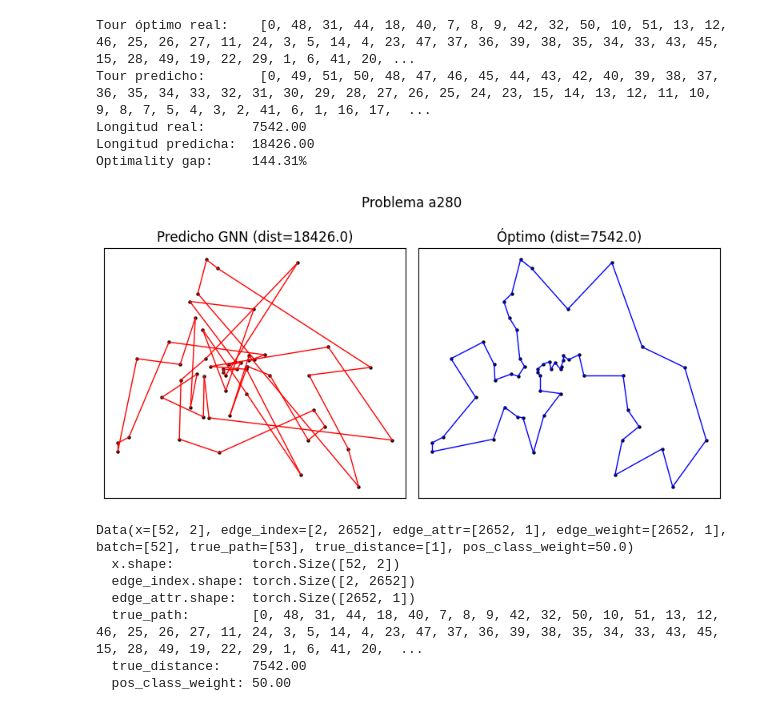
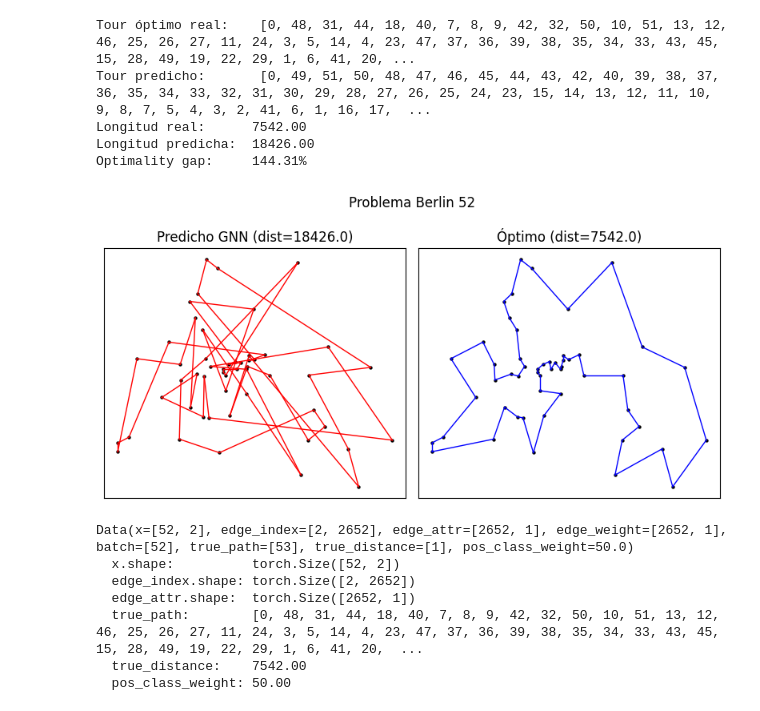
Before and after one commit to PabloMendieta03/TSP_Classical_Solutions, a Jupyter notebook: GNNs.ipynb, the cells around one changed output. Cells and saved outputs as stored; diff of their text form; code cells hidden in the pictures.

```diff
--- a/GNNs.ipynb
+++ b/GNNs.ipynb
@@ -52,7 +52,7 @@ from torch import Tensor
 La base de datos ha sido generada en el archivo *creacion_dataset.py*. Consta de 1000 problemas TSP, de 5, 10, 12 y 15 nodos. Estos problemas son creados con la siguente estructura (explicada en el archivo *crecion_dataset.py*) para su posterior implementación en la GNN.
 # %%
 # descarga de la Base de Datos
-data_list = torch.load("TSP_data\tsps1000.pt", weights_only=False)
+data_list = torch.load("TSP_data/tsps1000.pt", weights_only=False)
 # %%
 # Estructura de un TSP de la base de datos:
 
@@ -1013,31 +1178 @@ Objeto Data creado:
-# %%
-tour_a280 = 2579
-
-# Cargas la instancia
-a280 = FamousTSP('TSP_problems/a280.tsp', 'TSP_problems/a280.opt.tour')
-
-# Construyes coords_list como antes
-nodes = sorted(a280.coords.keys())            # [1,2,…,280]
-coords_list = [[a280.coords[i][0], a280.coords[i][1]] for i in nodes]
-
-# Recortas D para quitar la fila/columna 0
-D_full = np.array(a280.dist_matrix)           # shape (281, 281)
-D_280 = D_full[1:a280.dimension+1, 1:a280.dimension+1]
-
-# Detectar pares de nodos con distancia 0 (excluyendo la diagonal)
-duplicados = np.argwhere((D_280 == 0) & (~np.eye(D_280.shape[0], dtype=bool)))
-
-# Seleccionamos solo un nodo de cada par a eliminar
-eliminar_idx = set()
-for i, j in duplicados:
-    if j > i:
-        eliminar_idx.add(j)
-eliminar_idx = sorted(eliminar_idx)
-
-# Eliminar filas y columnas de D
-D_280 = np.delete(D_280, eliminar_idx, axis=0)
-D_280 = np.delete(D_280, eliminar_idx, axis=1)
-
-# Eliminar coordenadas correspondientes
-coords_list_280 = [c for i, c in enumerate(coords_list) if i not in eliminar_idx]
 # %%
@@ -1165,32 +1279,32 @@ Optimality gap:     144.31%
 # %%
 # 6) Visualización comparativa con puntos más pequeños
 fig, axes = plt.subplots(1, 2, figsize=(8, 4))
-fig.suptitle("Problema a280", fontsize=12)
+fig.suptitle("Problema Berlin 52", fontsize=12)
 coords_np = data_a280.x.cpu().numpy()
 
 # Predicho
 ax = axes[0]
 ax.scatter(coords_np[:,0], coords_np[:,1],
            color='k', s=10, marker='o', linewidths=0)
 for a, b in zip(tour[:-1], tour[1:]):
     ax.plot([coords_np[a,0], coords_np[b,0]],
             [coords_np[a,1], coords_np[b,1]],
             c='r', linewidth=1)
 ax.set_title(f"Predicho GNN (dist={pred_len:.1f})")
 ax.set_xticks([]); ax.set_yticks([])
 
 # Óptimo
 ax = axes[1]
 ax.scatter(coords_np[:,0], coords_np[:,1], color='k', s=10, marker='o', linewidths=0)
 for a, b in zip(data_a280.true_path[:-1], data_a280.true_path[1:]):
     ax.plot([coords_np[a,0], coords_np[b,0]],
             [coords_np[a,1], coords_np[b,1]],
             c='b', linewidth=1)
 ax.set_title(f"Óptimo (dist={true_len:.1f})")
 ax.set_xticks([]); ax.set_yticks([])
 
 plt.tight_layout()
 plt.show()
 # %% [output]
-[figure, old version]
+[figure, new version]
 # %%
```
Also changed, not shown: parts of 11 cells of this notebook, 2 other files.
